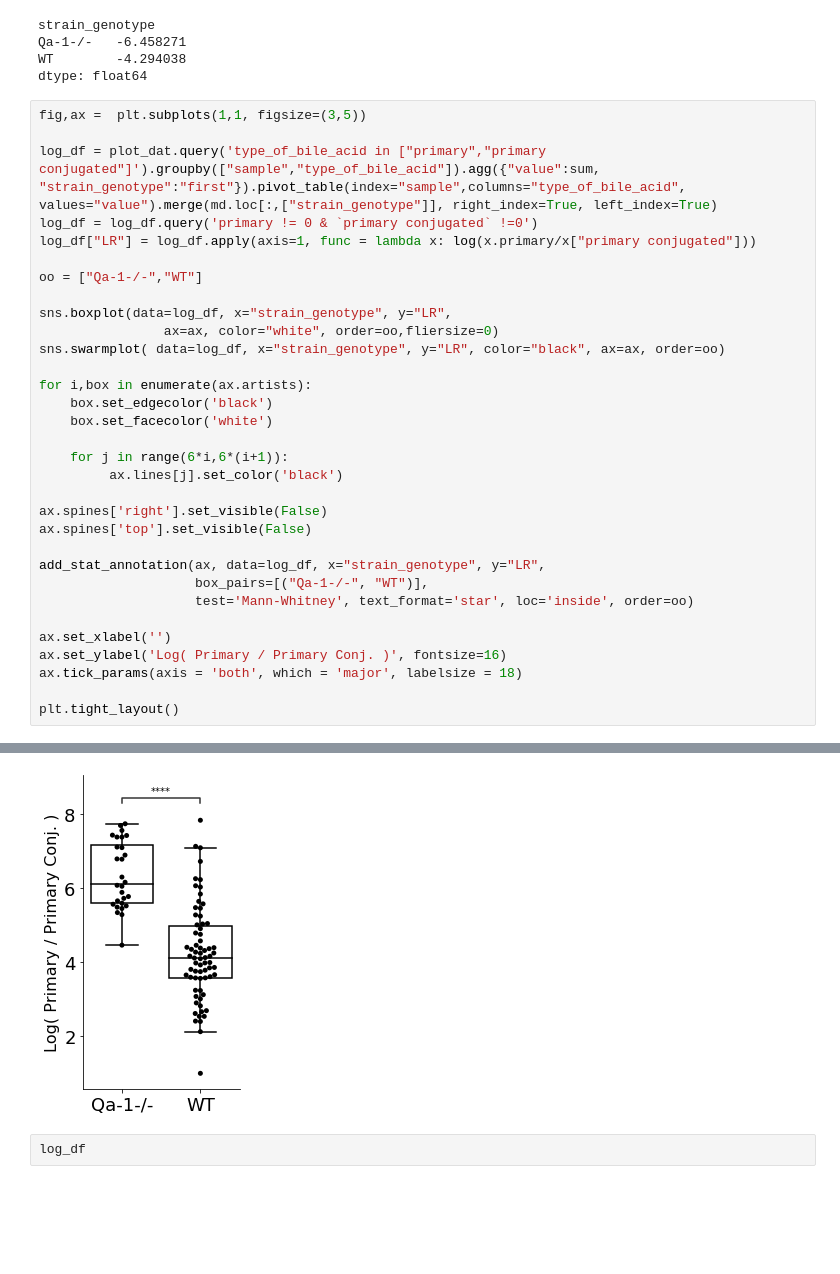
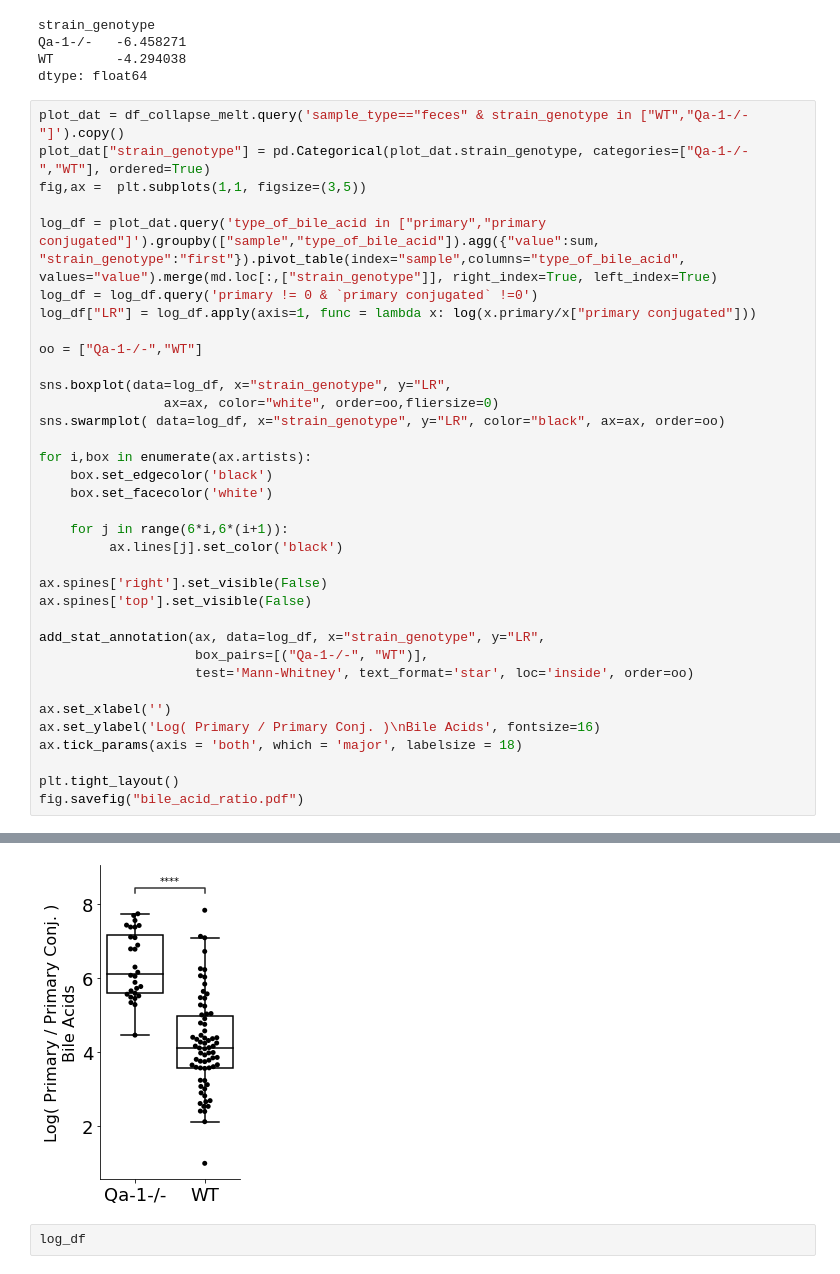
Before and after one commit to center-for-microbiome-innovation/seed_nash, a Jupyter notebook: Analysis/metabolomics/bile_acid.ipynb, the cells around one changed output, grey strips where cells are left out. Saved outputs shown, nothing was run; the diff lists cells and outputs as text; blank space fills up the shorter version.

Commit message:
Updated bile acid fig.

```diff
--- a/Analysis/metabolomics/bile_acid.ipynb
+++ b/Analysis/metabolomics/bile_acid.ipynb
@@ -340,6 +340,8 @@ Qa-1-/-   -6.458271
 WT        -4.294038
 dtype: float64
 # %%
+plot_dat = df_collapse_melt.query('sample_type=="feces" & strain_genotype in ["WT","Qa-1-/-"]').copy()
+plot_dat["strain_genotype"] = pd.Categorical(plot_dat.strain_genotype, categories=["Qa-1-/-","WT"], ordered=True)
 fig,ax =  plt.subplots(1,1, figsize=(3,5))
 
 log_df = plot_dat.query('type_of_bile_acid in ["primary","primary conjugated"]').groupby(["sample","type_of_bile_acid"]).agg({"value":sum, "strain_genotype":"first"}).pivot_table(index="sample",columns="type_of_bile_acid", values="value").merge(md.loc[:,["strain_genotype"]], right_index=True, left_index=True)
@@ -352,35 +354,36 @@ sns.boxplot(data=log_df, x="strain_genotype", y="LR",
                 ax=ax, color="white", order=oo,fliersize=0)
 sns.swarmplot( data=log_df, x="strain_genotype", y="LR", color="black", ax=ax, order=oo)
 
 for i,box in enumerate(ax.artists):
     box.set_edgecolor('black')
     box.set_facecolor('white')
 
     for j in range(6*i,6*(i+1)):
          ax.lines[j].set_color('black')
 
 ax.spines['right'].set_visible(False)
 ax.spines['top'].set_visible(False)
 
 add_stat_annotation(ax, data=log_df, x="strain_genotype", y="LR",
                     box_pairs=[("Qa-1-/-", "WT")],
                     test='Mann-Whitney', text_format='star', loc='inside', order=oo)
 
 ax.set_xlabel('')
-ax.set_ylabel('Log( Primary / Primary Conj. )', fontsize=16)
+ax.set_ylabel('Log( Primary / Primary Conj. )\nBile Acids', fontsize=16)
 ax.tick_params(axis = 'both', which = 'major', labelsize = 18)
 
 plt.tight_layout()
+fig.savefig("bile_acid_ratio.pdf")
 # %% [output]
 p-value annotation legend:
 ns: 5.00e-02 < p <= 1.00e+00
 *: 1.00e-02 < p <= 5.00e-02
 **: 1.00e-03 < p <= 1.00e-02
 ***: 1.00e-04 < p <= 1.00e-03
 ****: p <= 1.00e-04
 
 Qa-1-/- v.s. WT: Mann-Whitney-Wilcoxon test two-sided with Bonferroni correction, P_val=3.574e-10 U_stat=1.778e+03
-[figure, old version]
+[figure, new version]
 # %%
 log_df
 # %% [output]
```
